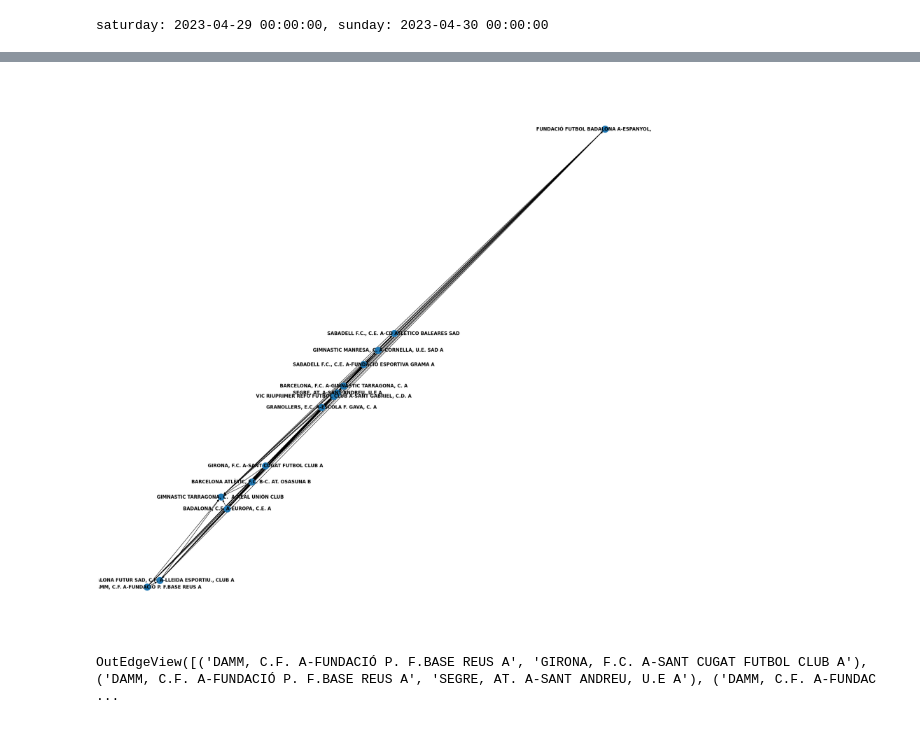
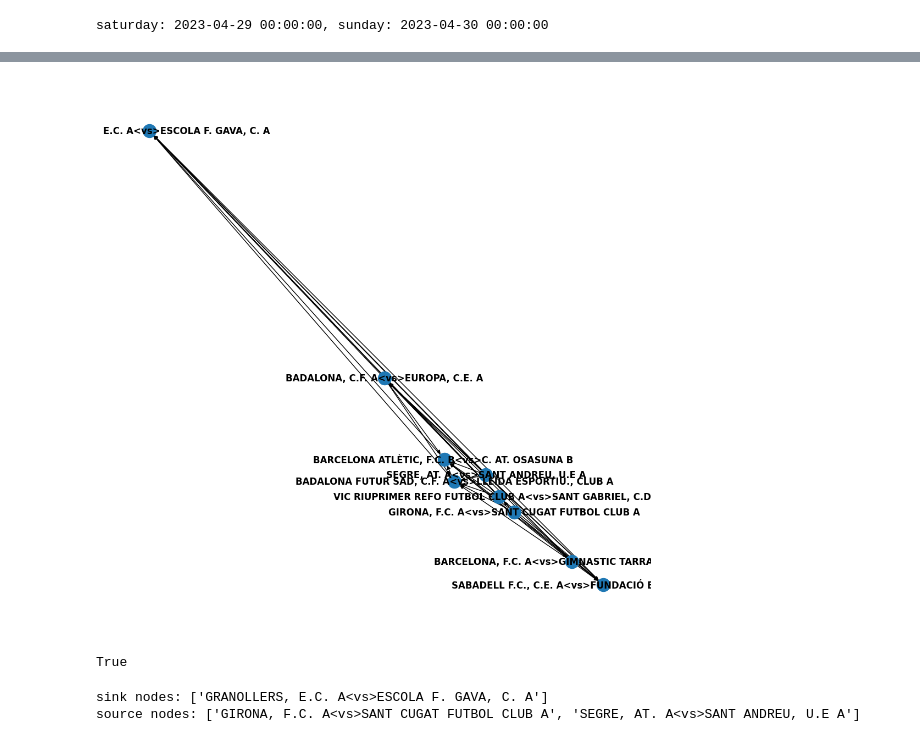
Before and after one commit to PauMatas/ScoutingPlanner, a Jupyter notebook: sandbox/matchdaygraph.ipynb, the cells around one changed output, grey strips where cells are left out. Saved outputs shown, nothing was run; the diff lists cells and outputs as text; code cells hidden in the pictures.

```diff
--- a/sandbox/matchdaygraph.ipynb
+++ b/sandbox/matchdaygraph.ipynb
@@ -19,4 +19,4 @@ print(f'saturday: {saturday}, sunday: {sunday}')
 saturday: 2023-04-29 00:00:00, sunday: 2023-04-30 00:00:00
 # %%
 # Crear un graf
-G = MatchDayGraph(sunday).graph
+G = MatchDayGraph(saturday).graph
@@ -41,6 +23,6 @@ See the documentation of the 'REQUEST_FINGERPRINTER_IMPLEMENTATION' setting for
 # %%
 # Visualitzar el graf
-plt.figure(figsize=(20, 20))
+plt.figure(figsize=(10, 10))
 nx.draw(G, with_labels=True, font_weight='bold')
 plt.show()
 # %% [output]
@@ -64,5 +29,14 @@ plt.show()
-[figure, old version]
+[figure, new version]
-# %%
-G.edges()
-# %% [output]
-OutEdgeView([('DAMM, C.F. A-FUNDACIÓ P. F.BASE REUS A', 'GIRONA, F.C. A-SANT CUGAT FUTBOL CLUB A'), ('DAMM, C.F. A-FUNDACIÓ P. F.BASE REUS A', 'SEGRE, AT. A-SANT ANDREU, U.E A'), ('DAMM, C.F. A-FUNDAC ...
+# %%
+nx.is_directed_acyclic_graph(G)
+# %% [output]
+True
+# %%
+sink_nodes = [node for node, outdegree in G.out_degree(G.nodes()) if outdegree == 0]
+source_nodes = [node for node, indegree in G.in_degree(G.nodes()) if indegree == 0]
+
+print(f'sink nodes: {sink_nodes}')
+print(f'source nodes: {source_nodes}')
+# %% [output]
+sink nodes: ['GRANOLLERS, E.C. A<vs>ESCOLA F. GAVA, C. A']
+source nodes: ['GIRONA, F.C. A<vs>SANT CUGAT FUTBOL CLUB A', 'SEGRE, AT. A<vs>SANT ANDREU, U.E A']
```
Also changed, not shown: parts of 5 cells of this notebook, 5 other files.
